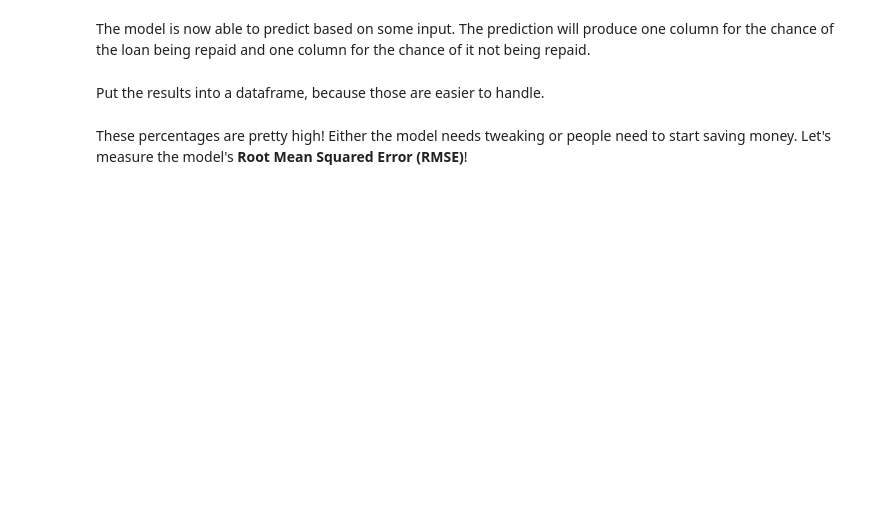
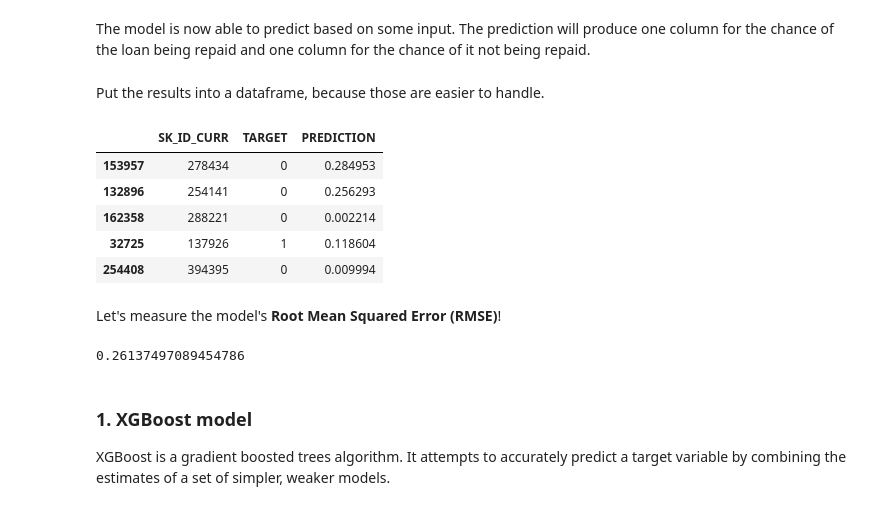
Before and after one commit to adrsolheim/notebooks, a Jupyter notebook: home-credit-default-risk/home_credit_default_risk.ipynb, the cells around one changed output. Saved outputs shown, nothing was run; the diff lists cells and outputs as text; code cells hidden in the pictures; blank space fills up the shorter version.

Commit message:
models added

```diff
--- a/home-credit-default-risk/home_credit_default_risk.ipynb
+++ b/home-credit-default-risk/home_credit_default_risk.ipynb
@@ -836,16 +863,16 @@ We will calculate a median value for all our columns such that we are prepared f
 # %%
-from sklearn.preprocessing import Imputer
+#from sklearn.preprocessing import Imputer
 
 
 # Making a copy without the target column
-train = train_set.drop(columns=['TARGET'])
-test = test_set.copy()
+#train = train_set.drop(columns=['TARGET'])
+#test = test_set.copy()
 # Our dataframe will be converted to a numpy array so we save the column names
-features = list(train.columns)
+#features = list(train.columns)
 
-imputer = Imputer(strategy='median')
-imputer.fit(train)
+#imputer = Imputer(strategy='median')
+#imputer.fit(train)
 
 # Filling in missing values with the median value
-train = imputer.transform(train)
-test = imputer.transform(test_set)
+#train = imputer.transform(train)
+#test = imputer.transform(test_set)
@@ -854 +911,3 @@ type(train)
+# %%
+train, validation, test = fill_missing_values(train_pd, validation_pd, test_set)
 # %% [markdown]
@@ -859,5 +920,5 @@ Now we want to feed our modified dataset into a model. We will start with a simp
 from sklearn.linear_model import LogisticRegression
 
 log_model = LogisticRegression()
-# Training the model
-log_model.fit(train, train_target_values)
+# Training the model (use train_labels if validation set is created)
+log_model.fit(train, train_labels)
@@ -868,2 +932,5 @@ log_model_pred = log_model.predict_proba(train)[:, 1]
+# %%
+#(use validate_set if validation set is created)
+log_model_pred = log_model.predict_proba(validation)[:, 1]
 # %% [markdown]
 Put the results into a dataframe, because those are easier to handle.
@@ -876,2 +937,14 @@ log_result.head(30)
+# %%
+log_result = validation_pd[['SK_ID_CURR', 'TARGET']]
+log_result['PREDICTION'] = log_model_pred
+
+log_result.head()
+# %% [output]
+|  | SK_ID_CURR | TARGET | PREDICTION |
+| 153957 | 278434 | 0 | 0.284953 |
+| 132896 | 254141 | 0 | 0.256293 |
+| 162358 | 288221 | 0 | 0.002214 |
+| 32725 | 137926 | 1 | 0.118604 |
+| 254408 | 394395 | 0 | 0.009994 |
 # %% [markdown]
-These percentages are pretty high! Either the model needs tweaking or people need to start saving money. Let's measure the model's **Root Mean Squared Error (RMSE)**!
+Let's measure the model's **Root Mean Squared Error (RMSE)**!
@@ -882,6 +951,12 @@ log_model_pred.shape
 # %%
 from sklearn.metrics import mean_squared_error
 
-log_mse = mean_squared_error(train_target_values, log_model_pred)
+log_mse = mean_squared_error(validation_labels, log_model_pred)
 log_rmse = np.sqrt(log_mse)
 log_rmse
+# %% [output]
+0.26137497089454786
+# %% [markdown]
+### 1. XGBoost model
+
+XGBoost is a gradient boosted trees algorithm. It attempts to accurately predict a target variable by combining the estimates of a set of simpler, weaker models.
```
Also changed, not shown: parts of 52 cells of this notebook.
